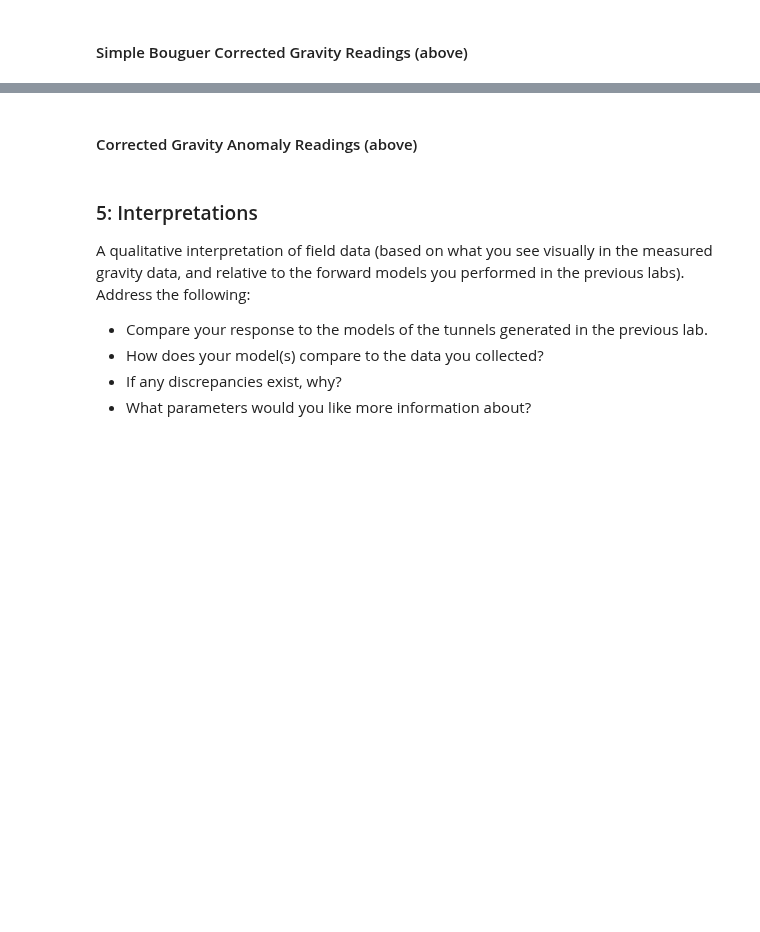
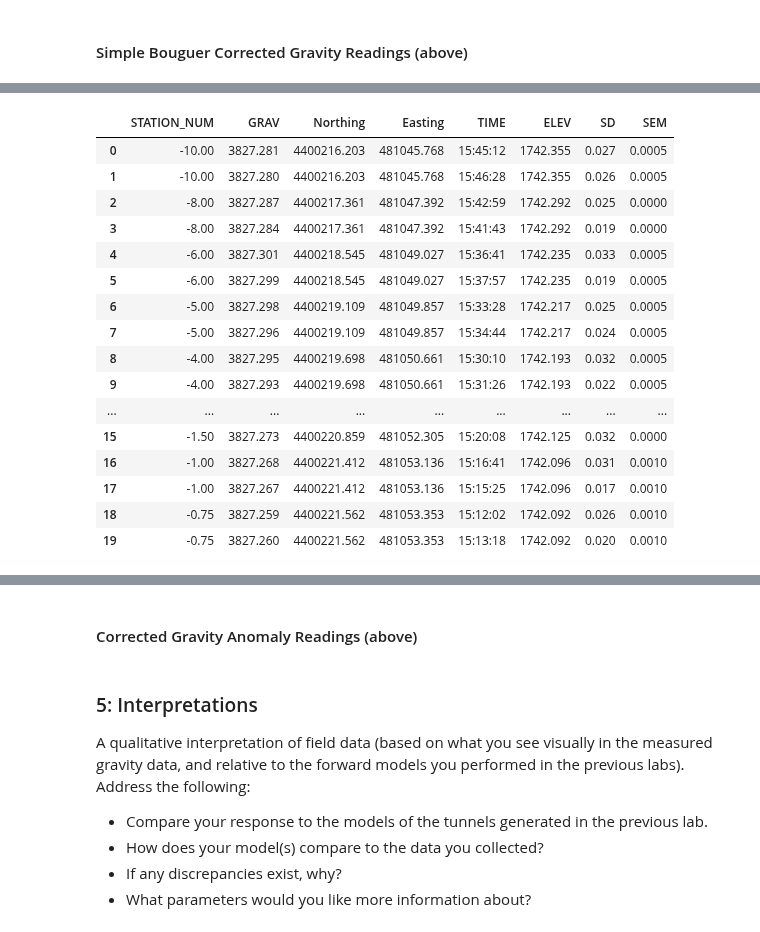
Before and after one commit to lillian-hanson/gpgn-318-328-notebooks, a Jupyter notebook: Labs/gravity/06-lab/06-Gravity-Tunnel-Hanson.ipynb, the cells around one changed output, grey strips where cells are left out. Cells and saved outputs as stored; diff of their text form; code cells hidden in the pictures; blank space fills up the shorter version.

```diff
--- a/Labs/gravity/06-lab/06-Gravity-Tunnel-Hanson.ipynb
+++ b/Labs/gravity/06-lab/06-Gravity-Tunnel-Hanson.ipynb
@@ -380,0 +394,20 @@ plt.show()
+# %%
+df.head(20)
+# %% [output]
+|  | STATION_NUM | GRAV | Northing | Easting | TIME | ELEV | SD | SEM |
+| 0 | -10.00 | 3827.281 | 4400216.203 | 481045.768 | 15:45:12 | 1742.355 | 0.027 | 0.0005 |
+| 1 | -10.00 | 3827.280 | 4400216.203 | 481045.768 | 15:46:28 | 1742.355 | 0.026 | 0.0005 |
+| 2 | -8.00 | 3827.287 | 4400217.361 | 481047.392 | 15:42:59 | 1742.292 | 0.025 | 0.0000 |
+| 3 | -8.00 | 3827.284 | 4400217.361 | 481047.392 | 15:41:43 | 1742.292 | 0.019 | 0.0000 |
+| 4 | -6.00 | 3827.301 | 4400218.545 | 481049.027 | 15:36:41 | 1742.235 | 0.033 | 0.0005 |
+| 5 | -6.00 | 3827.299 | 4400218.545 | 481049.027 | 15:37:57 | 1742.235 | 0.019 | 0.0005 |
+| 6 | -5.00 | 3827.298 | 4400219.109 | 481049.857 | 15:33:28 | 1742.217 | 0.025 | 0.0005 |
+| 7 | -5.00 | 3827.296 | 4400219.109 | 481049.857 | 15:34:44 | 1742.217 | 0.024 | 0.0005 |
+| 8 | -4.00 | 3827.295 | 4400219.698 | 481050.661 | 15:30:10 | 1742.193 | 0.032 | 0.0005 |
+| 9 | -4.00 | 3827.293 | 4400219.698 | 481050.661 | 15:31:26 | 1742.193 | 0.022 | 0.0005 |
+| ... | ... | ... | ... | ... | ... | ... | ... | ... |
+| 15 | -1.50 | 3827.273 | 4400220.859 | 481052.305 | 15:20:08 | 1742.125 | 0.032 | 0.0000 |
+| 16 | -1.00 | 3827.268 | 4400221.412 | 481053.136 | 15:16:41 | 1742.096 | 0.031 | 0.0010 |
+| 17 | -1.00 | 3827.267 | 4400221.412 | 481053.136 | 15:15:25 | 1742.096 | 0.017 | 0.0010 |
+| 18 | -0.75 | 3827.259 | 4400221.562 | 481053.353 | 15:12:02 | 1742.092 | 0.026 | 0.0010 |
+| 19 | -0.75 | 3827.260 | 4400221.562 | 481053.353 | 15:13:18 | 1742.092 | 0.020 | 0.0010 |
```
Also changed, not shown: parts of 10 cells of this notebook, 6 other files.
